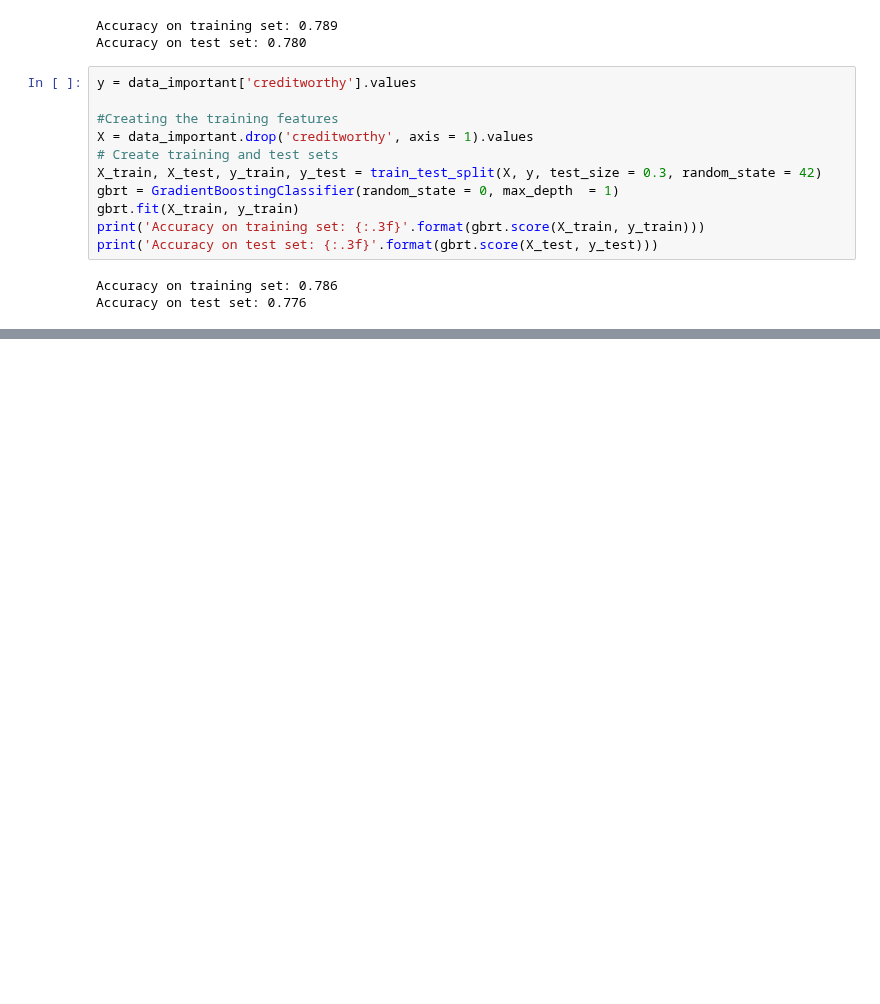
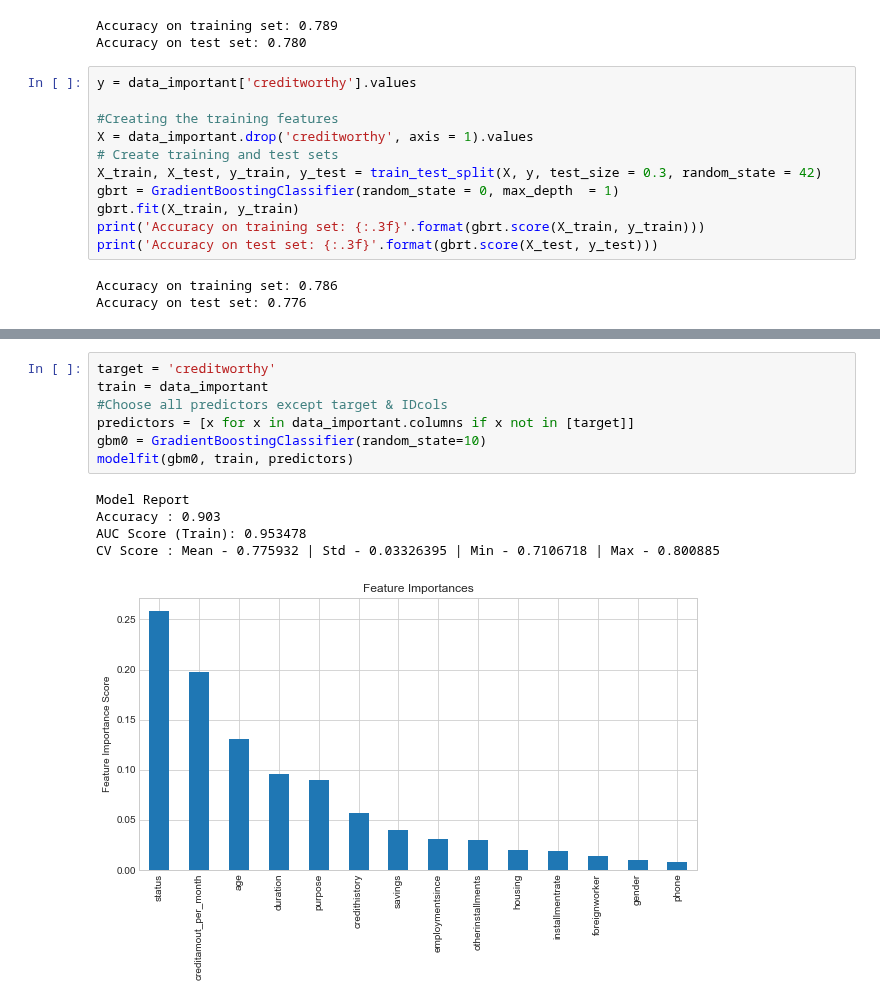
Before and after one commit to joeelorm/Projects, a Jupyter notebook: Predictive_analytics.ipynb, the cells around one changed output, grey strips where cells are left out. Drawn from its saved outputs; the diff is of its cells as text; blank space fills up the shorter version.

```diff
--- a/Predictive_analytics.ipynb
+++ b/Predictive_analytics.ipynb
@@ -798,0 +842,13 @@ Accuracy on test set: 0.776
+# %%
+target = 'creditworthy'
+train = data_important
+#Choose all predictors except target & IDcols
+predictors = [x for x in data_important.columns if x not in [target]]
+gbm0 = GradientBoostingClassifier(random_state=10)
+modelfit(gbm0, train, predictors)
+# %% [output]
+Model Report
+Accuracy : 0.903
+AUC Score (Train): 0.953478
+CV Score : Mean - 0.775932 | Std - 0.03326395 | Min - 0.7106718 | Max - 0.800885
+[figure, added]
```
Also changed, not shown: parts of 9 cells of this notebook.
